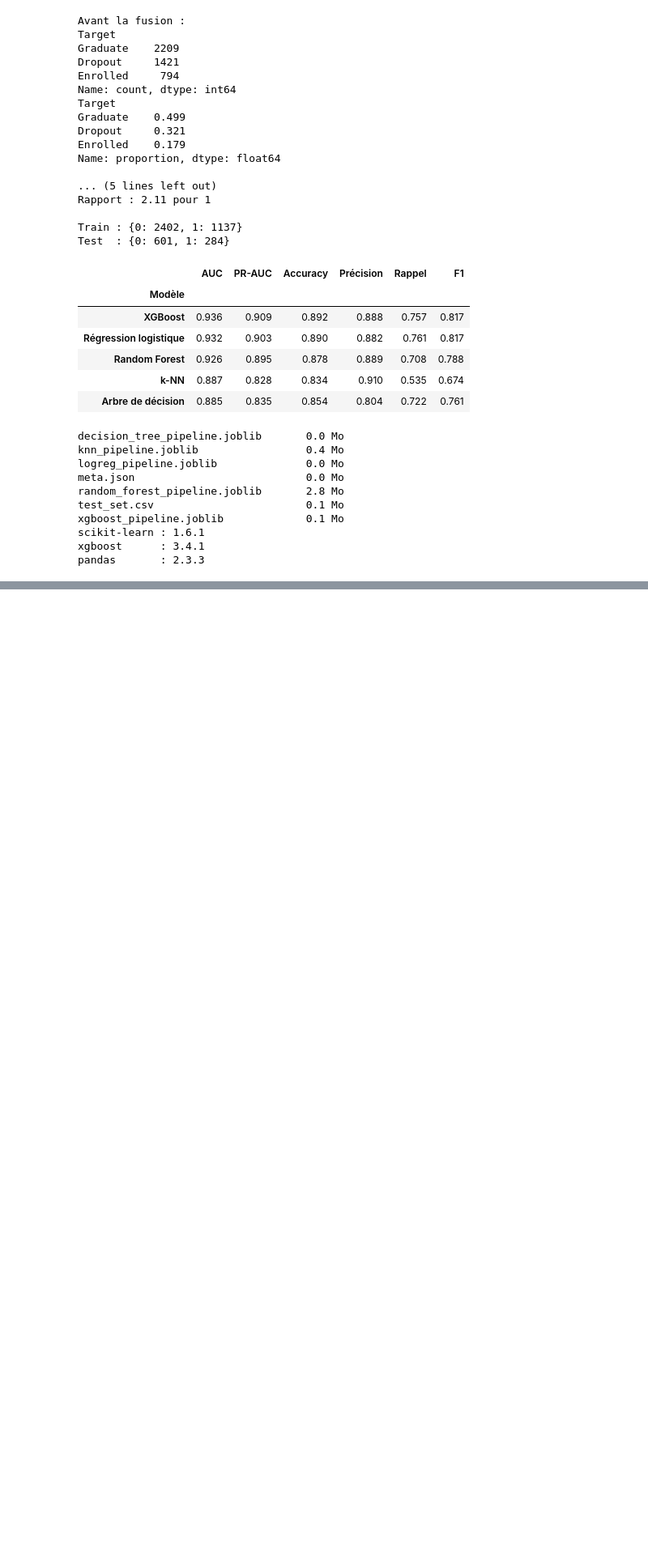
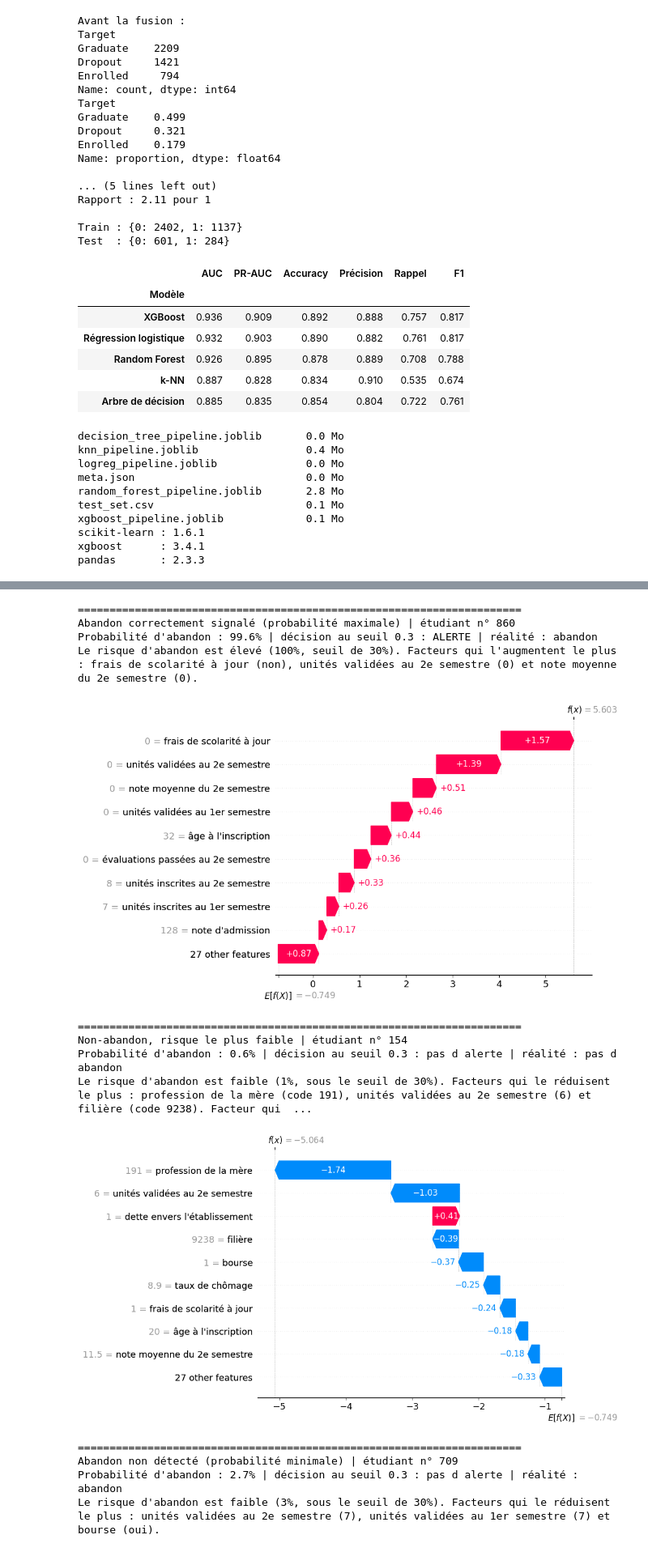
Before and after one commit to AmineBelhedi/challenge1-decrochage-xai, a Jupyter notebook: notebook/challenge1-decrochage.ipynb, the cells around one changed output, grey strips where cells are left out. Shown at 81% size. Saved outputs shown, nothing was run; the diff lists cells and outputs as text; code cells hidden in the pictures; blank space fills up the shorter version.

```diff
--- a/notebook/challenge1-decrochage.ipynb
+++ b/notebook/challenge1-decrochage.ipynb
@@ -503,0 +804,37 @@ pandas       : 2.3.3
+# %%
+yv = y_test.values
+cas = {
+    "Abandon correctement signalé (probabilité maximale)": int(np.argmax(np.where(yv == 1, p_xgb, -1))),
+    "Non-abandon, risque le plus faible": int(np.argmin(np.where(yv == 0, p_xgb, 2))),
+    "Abandon non détecté (probabilité minimale)": int(np.argmin(np.where(yv == 1, p_xgb, 2))),
+}
+noms_fr = [LABELS[c] for c in raw_cols]
+
+def waterfall(i):
+    e = shap.Explanation(values=sv_raw[i], base_values=base,
+                         data=X_test.iloc[i].values.astype(float), feature_names=noms_fr)
+    shap.plots.waterfall(e, max_display=10)
+
+for titre, i in cas.items():
+    print("=" * 70)
+    print(titre, "| étudiant n°", i)
+    print(f"Probabilité d'abandon : {p_xgb[i]:.1%} | décision au seuil {SEUIL} : "
+          f"{'ALERTE' if p_xgb[i] >= SEUIL else 'pas d alerte'} | réalité : "
+          f"{'abandon' if yv[i] == 1 else 'pas d abandon'}")
+    print(phrase(i))
+    waterfall(i)
+# %% [output]
+======================================================================
+Abandon correctement signalé (probabilité maximale) | étudiant n° 860
+Probabilité d'abandon : 99.6% | décision au seuil 0.3 : ALERTE | réalité : abandon
+Le risque d'abandon est élevé (100%, seuil de 30%). Facteurs qui l'augmentent le plus : frais de scolarité à jour (non), unités validées au 2e semestre (0) et note moyenne du 2e semestre (0).
+[figure, added]
+======================================================================
+Non-abandon, risque le plus faible | étudiant n° 154
+Probabilité d'abandon : 0.6% | décision au seuil 0.3 : pas d alerte | réalité : pas d abandon
+Le risque d'abandon est faible (1%, sous le seuil de 30%). Facteurs qui le réduisent le plus : profession de la mère (code 191), unités validées au 2e semestre (6) et filière (code 9238). Facteur qui  ...
+[figure, added]
+======================================================================
+Abandon non détecté (probabilité minimale) | étudiant n° 709
+Probabilité d'abandon : 2.7% | décision au seuil 0.3 : pas d alerte | réalité : abandon
+Le risque d'abandon est faible (3%, sous le seuil de 30%). Facteurs qui le réduisent le plus : unités validées au 2e semestre (7), unités validées au 1er semestre (7) et bourse (oui).
```
Also changed, not shown: parts of 16 cells of this notebook.
